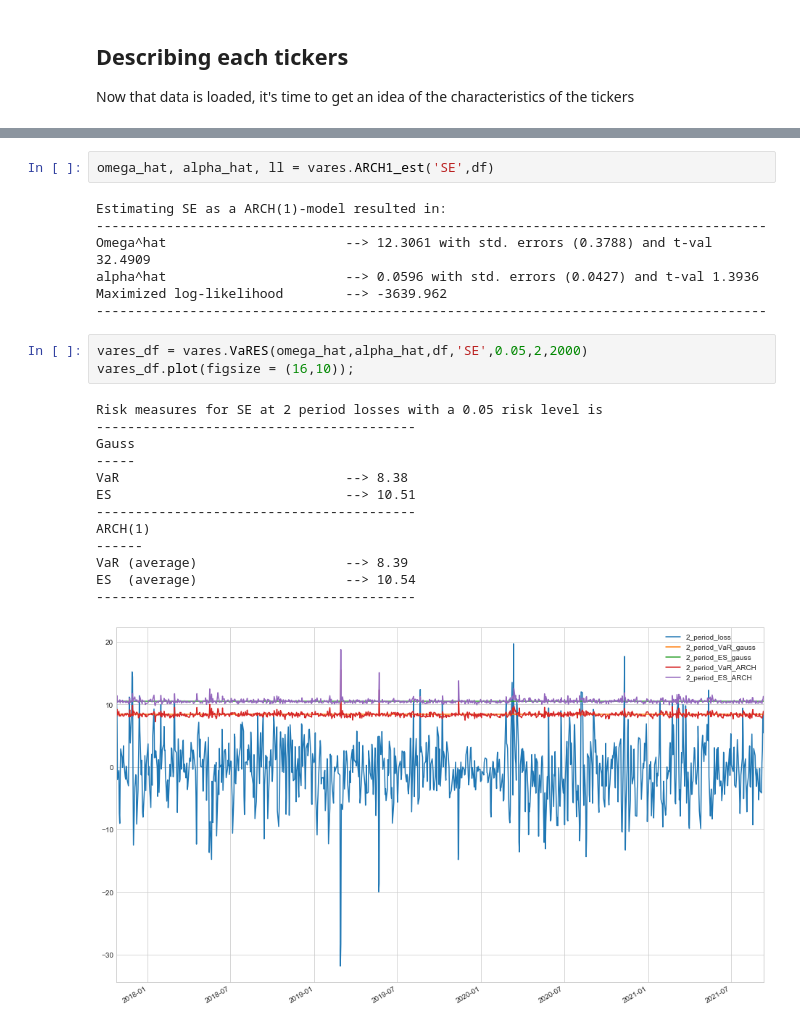
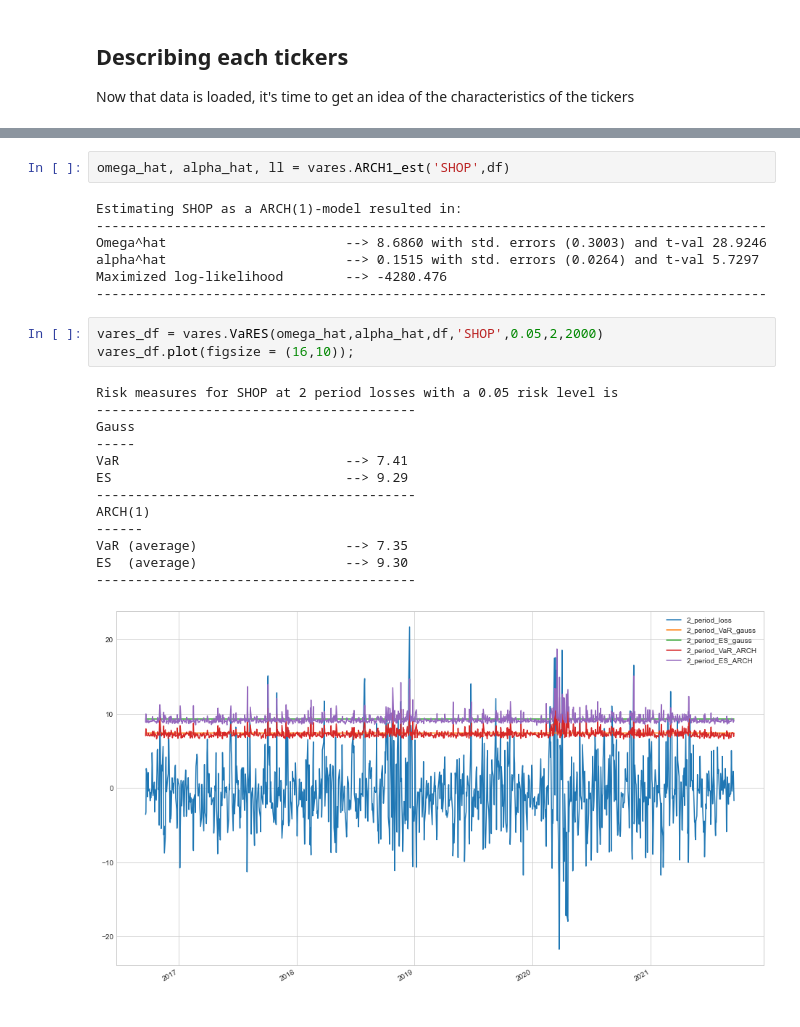
Before and after one commit to OlufKelk/PortfolioDesign, a Jupyter notebook: OptimalPF/Porfolio_notebook.ipynb, the cells around one changed output, grey strips where cells are left out. Saved outputs shown, nothing was run; the diff lists cells and outputs as text.

```diff
--- a/OptimalPF/Porfolio_notebook.ipynb
+++ b/OptimalPF/Porfolio_notebook.ipynb
@@ -81,27 +82,27 @@ pftools.desc_ticks(df,rdf,cdf)
 # %%
-omega_hat, alpha_hat, ll = vares.ARCH1_est('SE',df)
+omega_hat, alpha_hat, ll = vares.ARCH1_est('SHOP',df)
 # %% [output]
-Estimating SE as a ARCH(1)-model resulted in:
+Estimating SHOP as a ARCH(1)-model resulted in:
 --------------------------------------------------------------------------------------
-Omega^hat                       --> 12.3061 with std. errors (0.3788) and t-val 32.4909
-alpha^hat                       --> 0.0596 with std. errors (0.0427) and t-val 1.3936
-Maximized log-likelihood        --> -3639.962
+Omega^hat                       --> 8.6860 with std. errors (0.3003) and t-val 28.9246
+alpha^hat                       --> 0.1515 with std. errors (0.0264) and t-val 5.7297
+Maximized log-likelihood        --> -4280.476
 --------------------------------------------------------------------------------------
 # %%
-vares_df = vares.VaRES(omega_hat,alpha_hat,df,'SE',0.05,2,2000)
+vares_df = vares.VaRES(omega_hat,alpha_hat,df,'SHOP',0.05,2,2000)
 vares_df.plot(figsize = (16,10));
 # %% [output]
-Risk measures for SE at 2 period losses with a 0.05 risk level is
+Risk measures for SHOP at 2 period losses with a 0.05 risk level is
 -----------------------------------------
 Gauss
 -----
-VaR                             --> 8.38
-ES                              --> 10.51
+VaR                             --> 7.41
+ES                              --> 9.29
 -----------------------------------------
 ARCH(1)
 ------
-VaR (average)                   --> 8.39
-ES  (average)                   --> 10.54
+VaR (average)                   --> 7.35
+ES  (average)                   --> 9.30
 -----------------------------------------
-[figure, old version]
+[figure, new version]
 # %%
```
Also changed, not shown: parts of 8 cells of this notebook, 1 other file.
